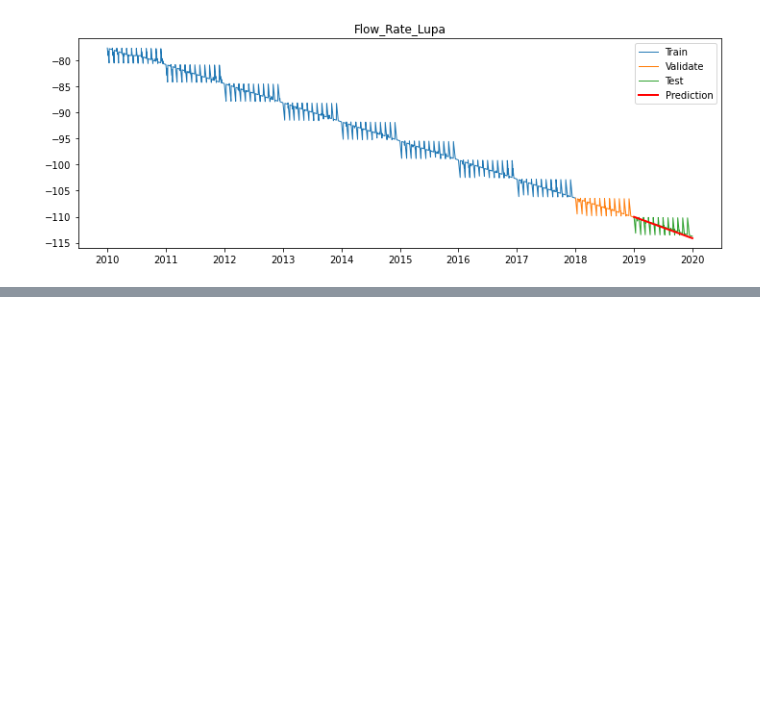
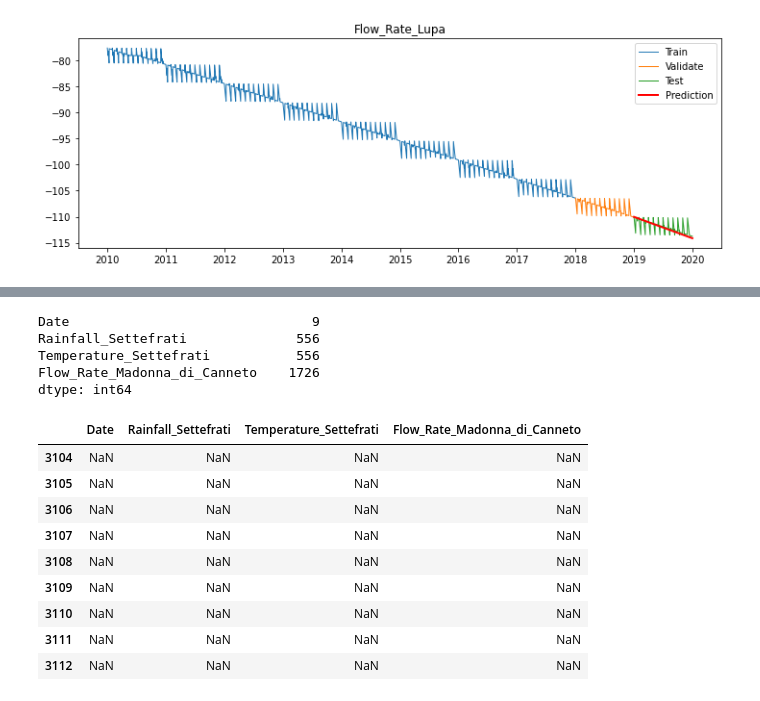
Before and after one commit to datastraine/kaggle, a Jupyter notebook: AceaSmart_Water_Analytics/acea-comp-explore.ipynb, the cells around one changed output, grey strips where cells are left out. Saved outputs shown, nothing was run; the diff lists cells and outputs as text; code cells hidden in the pictures; blank space fills up the shorter version.

```diff
--- a/AceaSmart_Water_Analytics/acea-comp-explore.ipynb
+++ b/AceaSmart_Water_Analytics/acea-comp-explore.ipynb
@@ -496,0 +515,26 @@ plot_and_eval(target_var = 'Flow_Rate_Lupa')
+# %%
+# assign Water_Spring_Madonna_di_Canneto df to wsmc df
+wsmc = Water_Spring_Madonna_di_Canneto
+
+# find how many null values each column has
+wsmc.isnull().sum()
+# %% [output]
+Date                               9
+Rainfall_Settefrati              556
+Temperature_Settefrati           556
+Flow_Rate_Madonna_di_Canneto    1726
+dtype: int64
+# %%
+# Find which dates are missing
+wsmc[wsmc['Date'].isnull()]
+# %% [output]
+|  | Date | Rainfall_Settefrati | Temperature_Settefrati | Flow_Rate_Madonna_di_Canneto |
+| 3104 | NaN | NaN | NaN | NaN |
+| 3105 | NaN | NaN | NaN | NaN |
+| 3106 | NaN | NaN | NaN | NaN |
+| 3107 | NaN | NaN | NaN | NaN |
+| 3108 | NaN | NaN | NaN | NaN |
+| 3109 | NaN | NaN | NaN | NaN |
+| 3110 | NaN | NaN | NaN | NaN |
+| 3111 | NaN | NaN | NaN | NaN |
+| 3112 | NaN | NaN | NaN | NaN |
```
Also changed, not shown: parts of 4 cells of this notebook.
